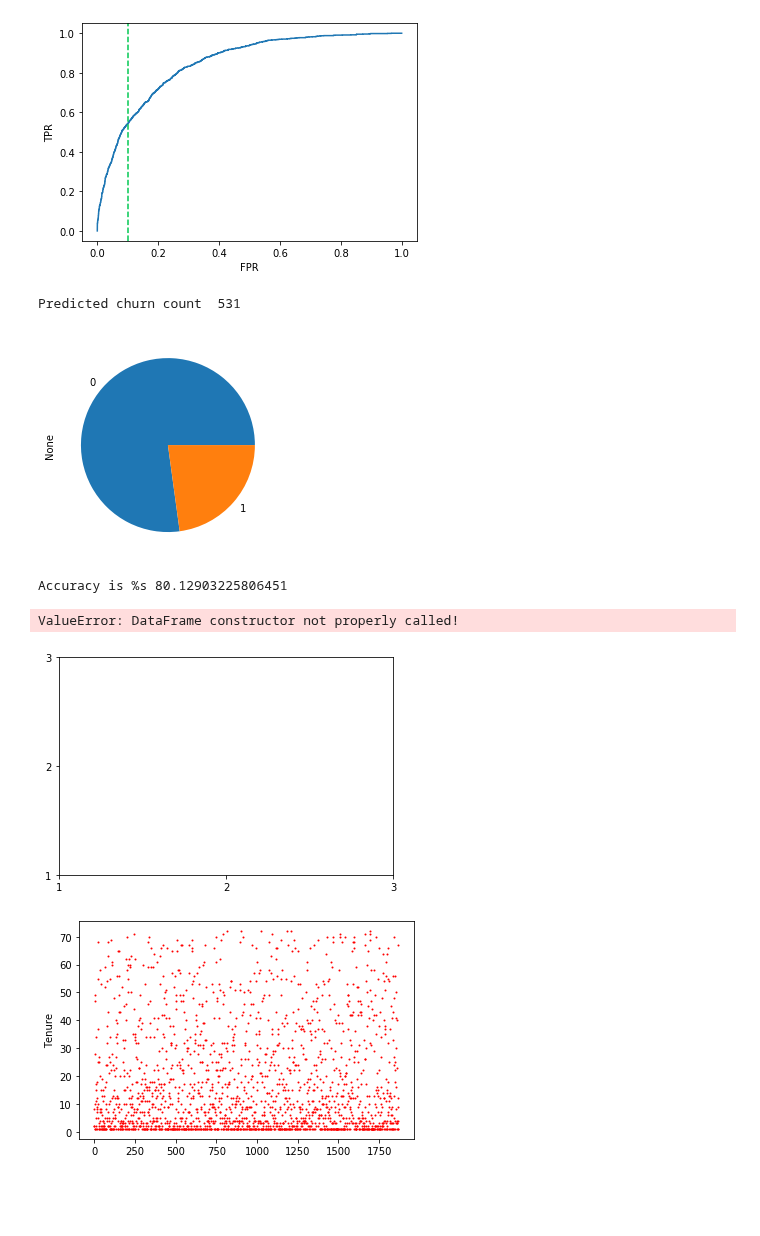
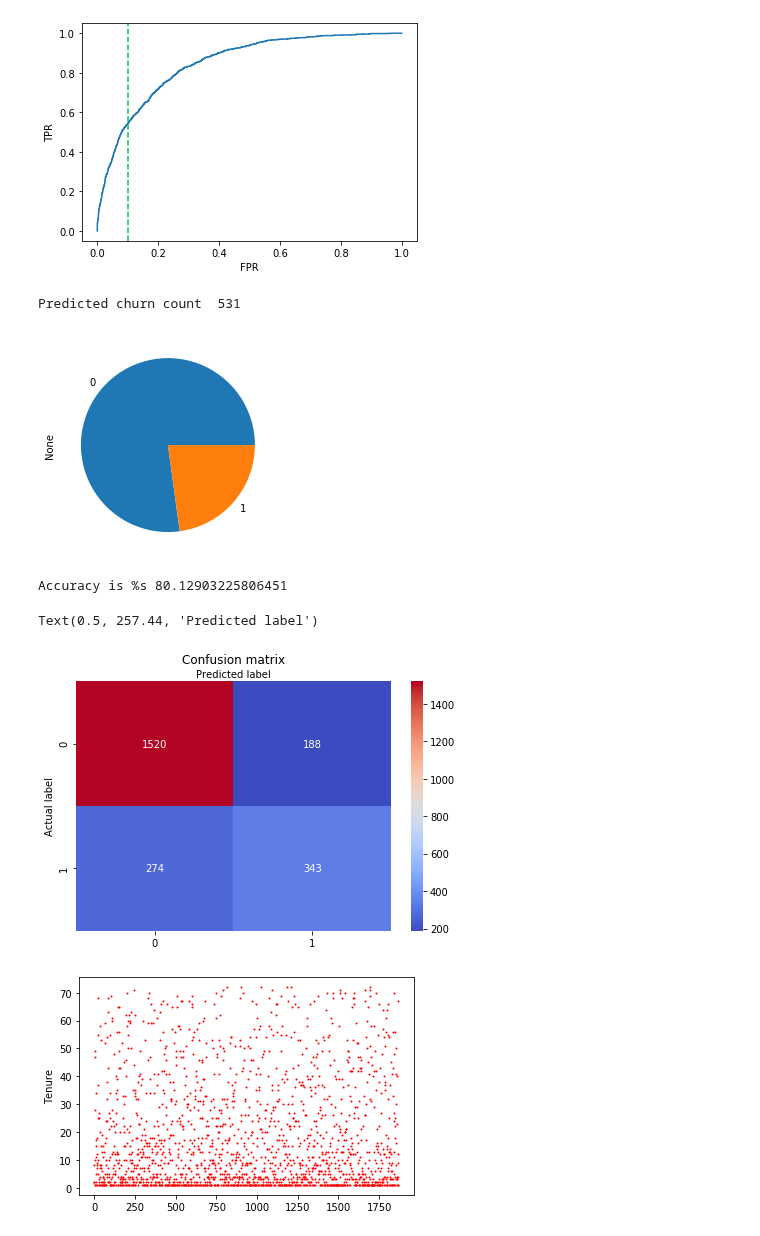
Before and after one commit to Andru-1987/python-deep-learning, a Jupyter notebook: Logistic Regression Telco customer churn.ipynb, the cells around one changed output. Saved outputs shown, nothing was run; the diff lists cells and outputs as text; code cells hidden in the pictures; blank space fills up the shorter version.

```diff
--- a/Logistic Regression Telco customer churn.ipynb
+++ b/Logistic Regression Telco customer churn.ipynb
@@ -17,6 +20,7 @@ from sklearn.metrics import confusion_matrix
 # %%
 df=pd.read_csv('https://raw.githubusercontent.com/dnishimoto/python-deep-learning/master/telco_customer_churn.csv')
 print(df.columns)
+print(df.head())
 
 contractChurn=df[df['Churn']=='Yes'].groupby('Contract')['Churn'].count()
 
@@ -72,7 +76,7 @@ df['Contract']=df['Contract'].astype('category').cat.codes
 df['PaperlessBilling']=df['PaperlessBilling'].astype('category').cat.codes
 df['PaymentMethod']=df['PaymentMethod'].astype('category').cat.codes
 
-
+df = boxcox(df, 0)
 #print(df.head())
 # %% [output]
 Index(['customerID', 'gender', 'SeniorCitizen', 'Partner', 'Dependents',
@@ -214,35 +226,35 @@ Text(0, 0.5, 'TPR')
 # %%
 y_pred=lr.predict(X_test)
 
 print("Predicted churn count ",len(y_pred[y_pred==1]))
 buffer=pd.Series(y_pred)
 buffer.value_counts().plot(kind='pie')
 plt.show()
 
 #print(confusion_matrix(y_test,y_pred))
 # true positive     true negative
 # false negative    false positive
 print("Accuracy is %s",lr.score(X_test,y_test)*100)
 
-#confusion_matrix = confusion_matrix(y_test, y_pred)
+confusion_matrix = confusion_matrix(y_test, y_pred)
 
 class_names=[1,2,3]
 fig, ax = plt.subplots()
 tick_marks = np.arange(len(class_names))
 plt.xticks(tick_marks, class_names)
 plt.yticks(tick_marks, class_names)
 sns.heatmap(pd.DataFrame(confusion_matrix), annot=True, cmap="coolwarm" ,fmt='g')
 ax.xaxis.set_label_position("top")
 plt.tight_layout()
 plt.title('Confusion matrix', y=1.1)
 plt.ylabel('Actual label')
 plt.xlabel('Predicted label')
 # %% [output]
 Predicted churn count  531
 [figure]
 Accuracy is %s 80.12903225806451
-ValueError: DataFrame constructor not properly called!
+Text(0.5, 257.44, 'Predicted label')
-[figure, old version]
+[figure, new version]
 # %%
 departed=df[df['Churn']==1]
 
```
Also changed, not shown: parts of 3 cells of this notebook.
